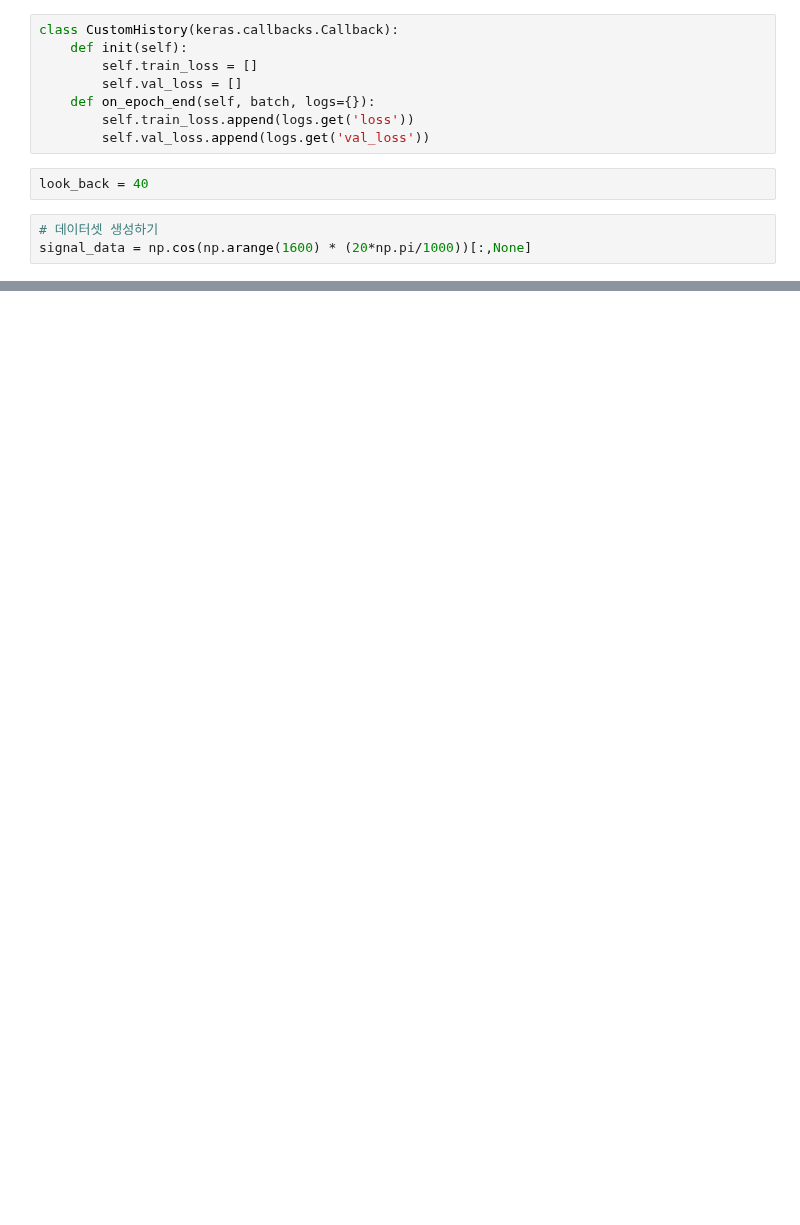
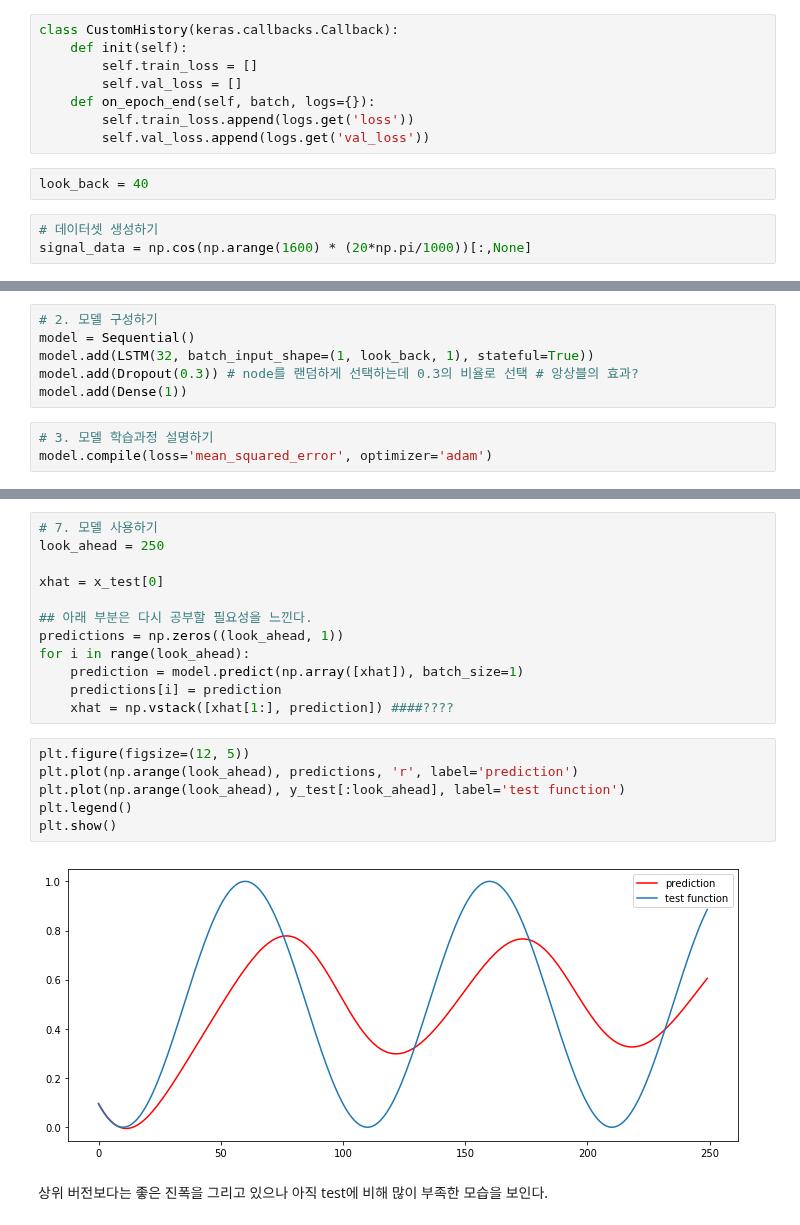
Before and after one commit to NinCastle/Learn-Machine-Learning, a Jupyter notebook: keras/block_keras/2_Layer_conceptual_catching/Time-series_Numerical_Input_Numerical_Prediction_Model.ipynb, the cells around one changed output, grey strips where cells are left out. Drawn from its saved outputs; the diff is of its cells as text; blank space fills up the shorter version.

```diff
--- a/keras/block_keras/2_Layer_conceptual_catching/Time-series_Numerical_Input_Numerical_Prediction_Model.ipynb
+++ b/keras/block_keras/2_Layer_conceptual_catching/Time-series_Numerical_Input_Numerical_Prediction_Model.ipynb
@@ -441,0 +454,9 @@ MinMaxScaler(copy=True,
+# %%
+# 2. 모델 구성하기
+model = Sequential()
+model.add(LSTM(32, batch_input_shape=(1, look_back, 1), stateful=True))
+model.add(Dropout(0.3)) # node를 랜덤하게 선택하는데 0.3의 비율로 선택 # 앙상블의 효과?
+model.add(Dense(1))
+# %%
+# 3. 모델 학습과정 설명하기
+model.compile(loss='mean_squared_error', optimizer='adam')
@@ -441,0 +518,22 @@ MinMaxScaler(copy=True,
+# %%
+# 7. 모델 사용하기
+look_ahead = 250
+
+xhat = x_test[0]
+
+## 아래 부분은 다시 공부할 필요성을 느낀다.
+predictions = np.zeros((look_ahead, 1))
+for i in range(look_ahead):
+    prediction = model.predict(np.array([xhat]), batch_size=1)
+    predictions[i] = prediction
+    xhat = np.vstack([xhat[1:], prediction]) ####????
+# %%
+plt.figure(figsize=(12, 5))
+plt.plot(np.arange(look_ahead), predictions, 'r', label='prediction')
+plt.plot(np.arange(look_ahead), y_test[:look_ahead], label='test function')
+plt.legend()
+plt.show()
+# %% [output]
+[figure, added]
+# %% [markdown]
+상위 버전보다는 좋은 진폭을 그리고 있으나 아직 test에 비해 많이 부족한 모습을 보인다.
```
Also changed, not shown: parts of 18 cells of this notebook.
